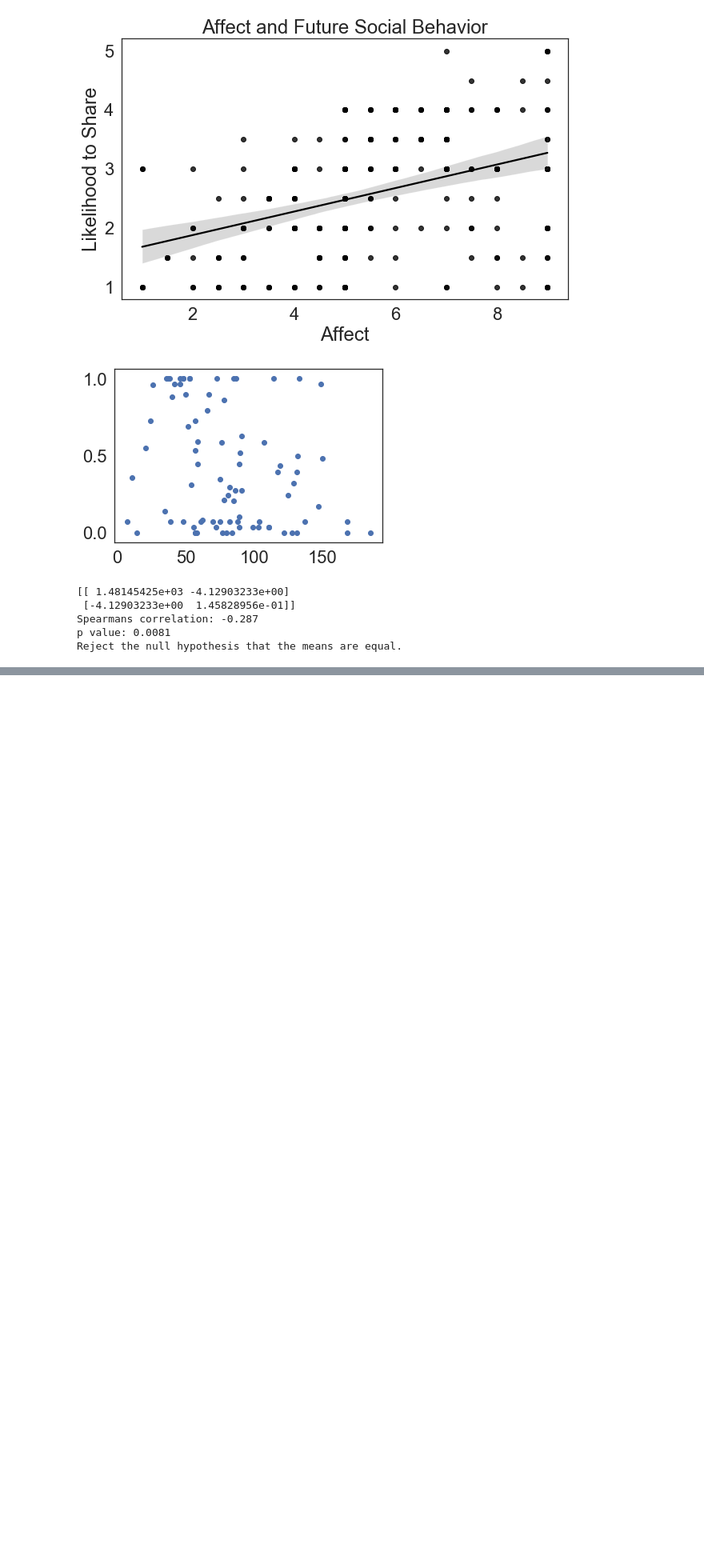
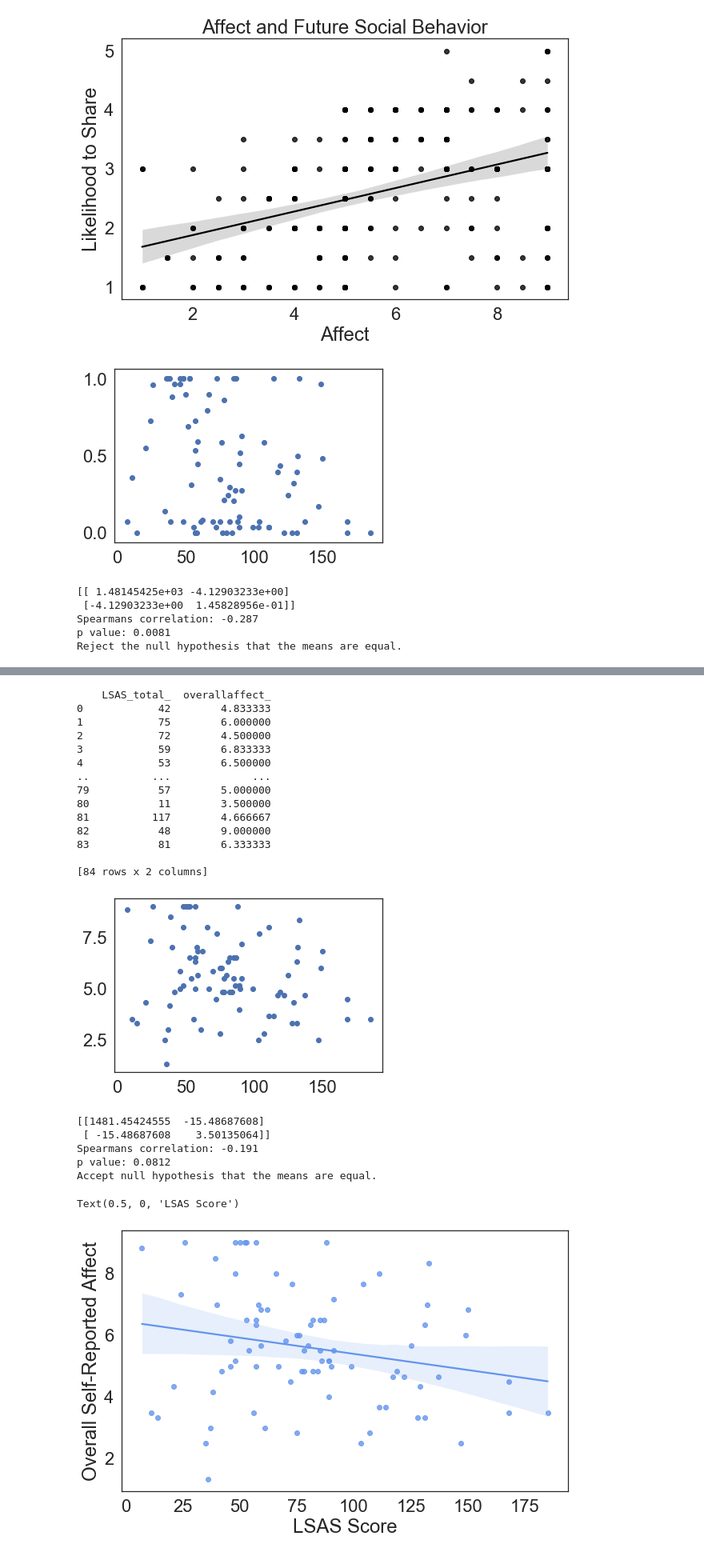
Before and after one commit to fareri-lab/Rejection_Choice, a Jupyter notebook: RMAnova w Pingouin_8.14.23.ipynb, the cells around one changed output, grey strips where cells are left out. Shown at 80% size. Drawn from its saved outputs; the diff is of its cells as text; code cells hidden in the pictures; blank space fills up the shorter version.

```diff
--- a/RMAnova w Pingouin_8.14.23.ipynb
+++ b/RMAnova w Pingouin_8.14.23.ipynb
@@ -2397,0 +2433,18 @@ plt.savefig('lsas_overallchoice_scatter.png', bbox_inches='tight')
+# %%
+overallaffect = overallaffect = pd.DataFrame()
+overallaffect['neu'] = neu['recoded_stress']
+overallaffect['acc'] = acc['recoded_stress']
+overallaffect['rej'] = rej['recoded_stress']
+
+
+overallaffect_sum = neu['recoded_stress'] + acc['recoded_stress'] + rej['recoded_stress']
+print(overallaffect_sum)
+overallaffectmean = overallaffect_sum/3
+print(overallaffectmean)
+neu['overallaffect'] = overallaffectmean
+acc['overallaffect'] = overallaffectmean
+rej['overallaffect'] = overallaffectmean
+
+print(neu['overallaffect'])
+print(acc['overallaffect'])
+print(rej['overallaffect'])
@@ -2397,0 +2469,54 @@ plt.savefig('lsas_overallchoice_scatter.png', bbox_inches='tight')
+# %%
+lsas_overallaffect_scatter = pd.DataFrame()
+lsas_overallaffect_scatter['LSAS_total_'] = LSAS['LSAS_total']
+lsas_overallaffect_scatter['overallaffect_'] = rej['overallaffect']
+print(lsas_overallaffect_scatter)
+
+# prop_allchoice // LSAS
+pyplot.scatter(LSAS['LSAS_total'],rej['overallaffect'])
+pyplot.show()
+covariance = cov(LSAS['LSAS_total'],rej['overallaffect'])
+print(covariance)
+corr, _ = spearmanr(LSAS['LSAS_total'],rej['overallaffect'])
+print('Spearmans correlation: %.3f' % corr)
+r,p = scipy.stats.spearmanr(LSAS['LSAS_total'],rej['overallaffect'])
+print('p value: %.4f' % p)
+
+alpha = 0.05
+if p > alpha:
+ print('Accept null hypothesis that the means are equal.')
+else:
+    print('Reject the null hypothesis that the means are equal.')
+
+sns.set(font_scale=2)
+sns.set_style('white')
+plt.figure(figsize=(10,6))
+r = scipy.stats.spearmanr(a=lsas_overallaffect_scatter.LSAS_total_, b=lsas_overallaffect_scatter.overallaffect_)[0]
+lsas_overallaffect_scatter = sns.regplot(x= "LSAS_total_", y= "overallaffect_", data= lsas_overallaffect_scatter, scatter_kws={"color": "cornflowerblue"}, line_kws={"color": "cornflowerblue"})
+lsas_overallaffect_scatter.set_ylabel('Overall Self-Reported Affect')
+lsas_overallaffect_scatter.set_xlabel('LSAS Score')
+#lsasoverallschoicescatter= plt.text(2, .82, 'r = ' + str(round(r, 2)))
+#plt.savefig('lsas_overallchoice_scatter.png', bbox_inches='tight')
+# %% [output]
+    LSAS_total_  overallaffect_
+0            42        4.833333
+1            75        6.000000
+2            72        4.500000
+3            59        6.833333
+4            53        6.500000
+..          ...             ...
+79           57        5.000000
+80           11        3.500000
+81          117        4.666667
+82           48        9.000000
+83           81        6.333333
+
+[84 rows x 2 columns]
+[figure, added]
+[[1481.45424555  -15.48687608]
+ [ -15.48687608    3.50135064]]
+Spearmans correlation: -0.191
+p value: 0.0812
+Accept null hypothesis that the means are equal.
+Text(0.5, 0, 'LSAS Score')
+[figure, added]
```
Also changed, not shown: parts of 10 cells of this notebook, 20 other files.
